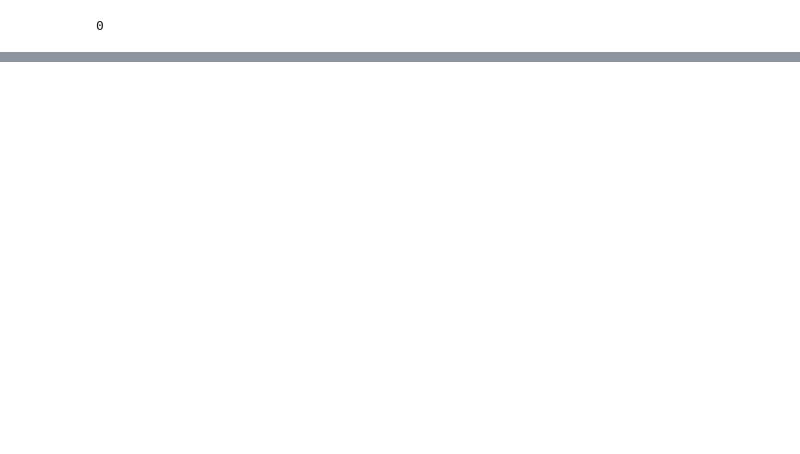
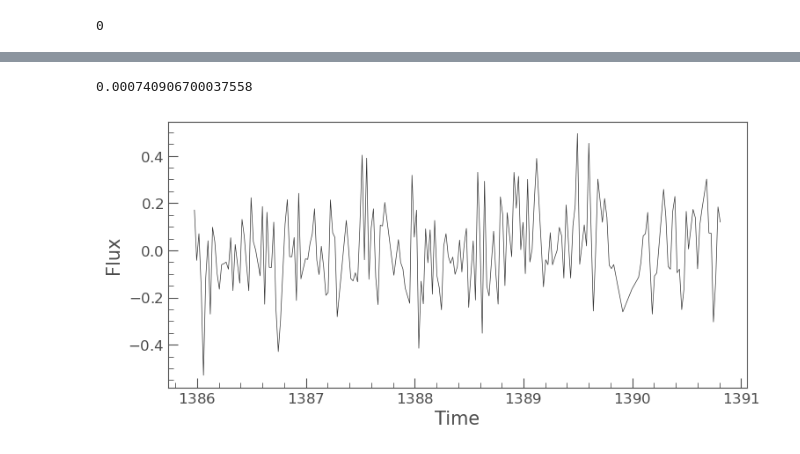
Before and after one commit to AlexanderEvitt/QuasVar, a Jupyter notebook: Code/generate_lightcurve.ipynb, the cells around one changed output, grey strips where cells are left out. Drawn from its saved outputs; the diff is of its cells as text; code cells hidden in the pictures; blank space fills up the shorter version.

```diff
--- a/Code/generate_lightcurve.ipynb
+++ b/Code/generate_lightcurve.ipynb
@@ -75,0 +107,10 @@ len(sectors)
+# %%
+with open('E:/lightcurves/221lc.pickle','rb') as rfile:
+    lc = pickle.load(rfile)
+lc.time = lc.time[:200]
+lc.flux = lc.flux[:200]
+lc.plot()
+np.mean(lc.flux)
+# %% [output]
+0.000740906700037558
+[figure, added]
```
Also changed, not shown: parts of 8 cells of this notebook, 22 other files.
